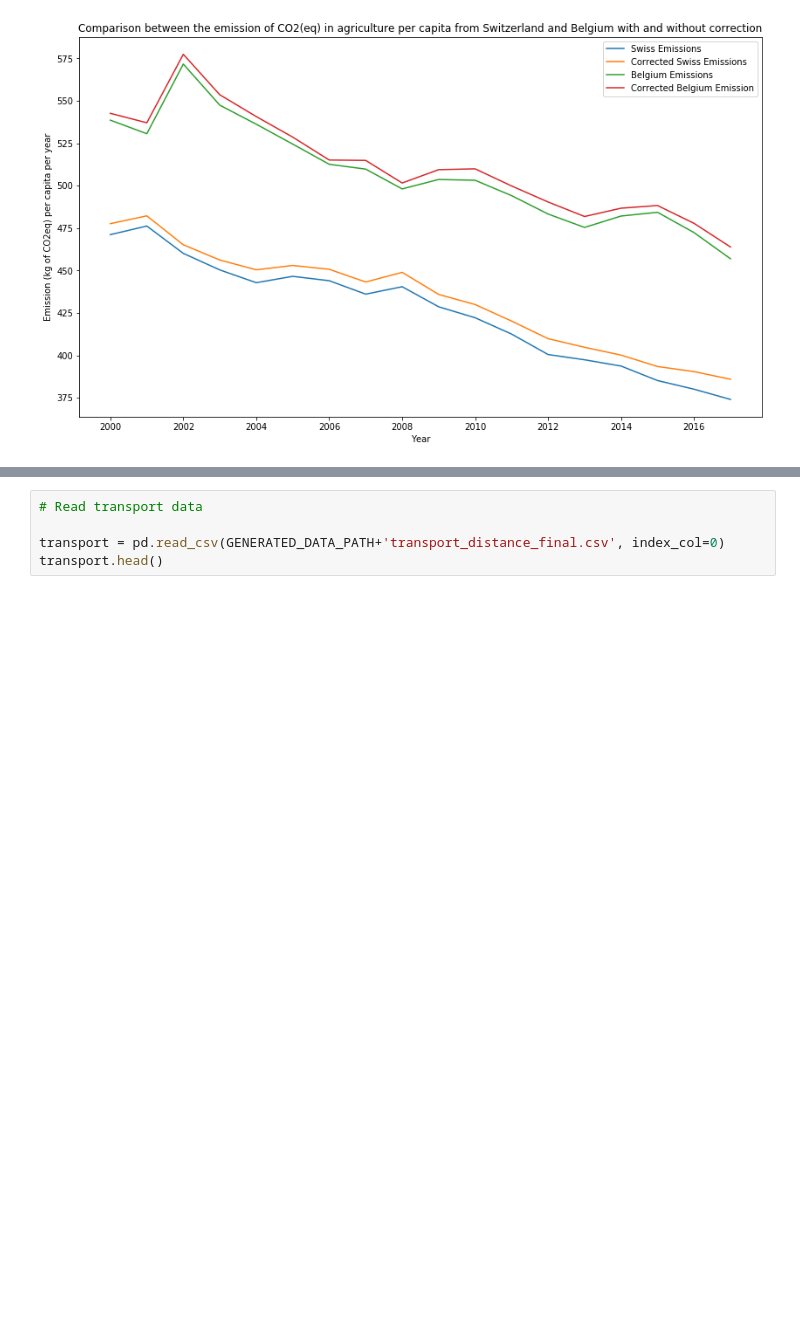
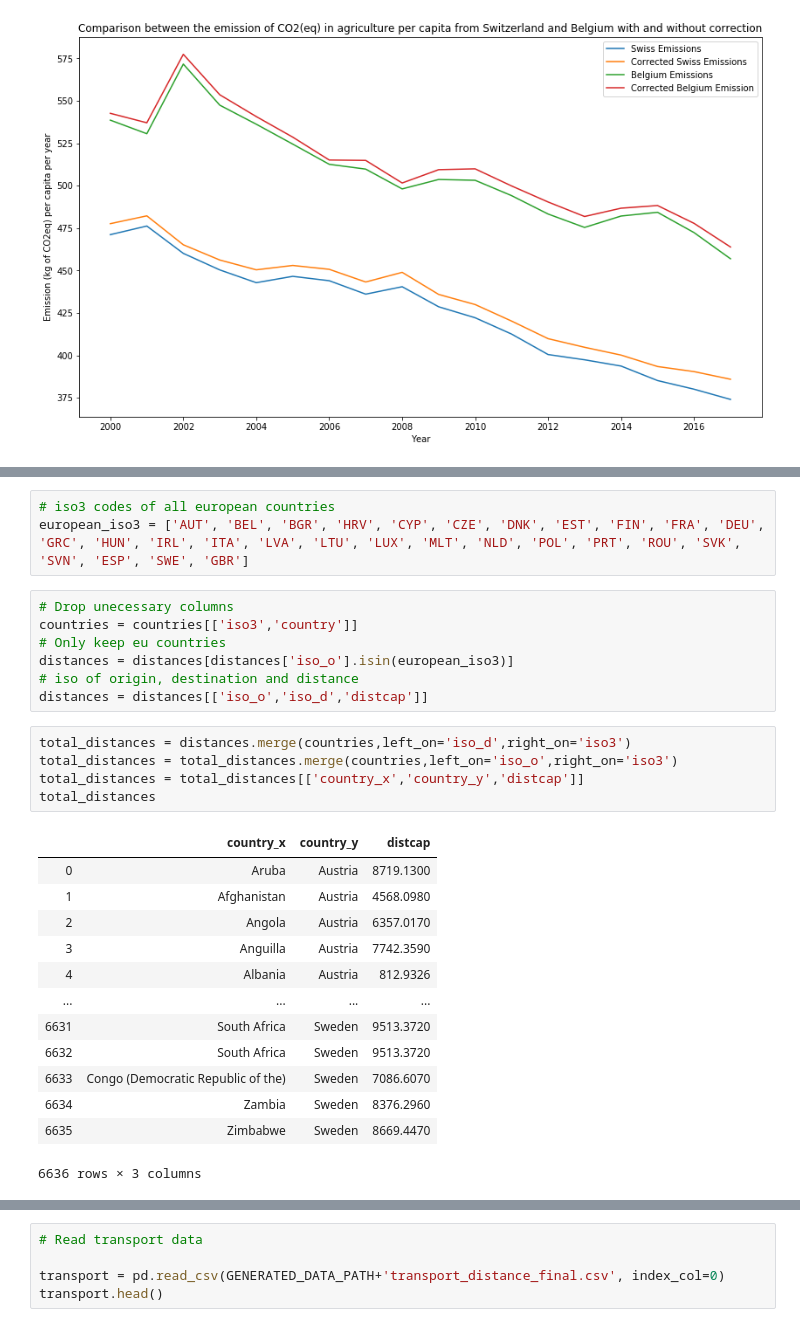
Before and after one commit to Lambo97/ADAProject, a Jupyter notebook: src/Final.ipynb, the cells around one changed output, grey strips where cells are left out. Saved outputs shown, nothing was run; the diff lists cells and outputs as text; blank space fills up the shorter version.

```diff
--- a/src/Final.ipynb
+++ b/src/Final.ipynb
@@ -1403,0 +1492,29 @@ For that purpose we use a dataset coming from the european institution. As Switz
+# %%
+# iso3 codes of all european countries
+european_iso3 = ['AUT', 'BEL', 'BGR', 'HRV', 'CYP', 'CZE', 'DNK', 'EST', 'FIN', 'FRA', 'DEU', 'GRC', 'HUN', 'IRL', 'ITA', 'LVA', 'LTU', 'LUX', 'MLT', 'NLD', 'POL', 'PRT', 'ROU', 'SVK', 'SVN', 'ESP', 'SWE', 'GBR']
+# %%
+# Drop unecessary columns
+countries = countries[['iso3','country']]
+# Only keep eu countries
+distances = distances[distances['iso_o'].isin(european_iso3)]
+# iso of origin, destination and distance
+distances = distances[['iso_o','iso_d','distcap']]
+# %%
+total_distances = distances.merge(countries,left_on='iso_d',right_on='iso3')
+total_distances = total_distances.merge(countries,left_on='iso_o',right_on='iso3')
+total_distances = total_distances[['country_x','country_y','distcap']]
+total_distances
+# %% [output]
+|  | country_x | country_y | distcap |
+| 0 | Aruba | Austria | 8719.1300 |
+| 1 | Afghanistan | Austria | 4568.0980 |
+| 2 | Angola | Austria | 6357.0170 |
+| 3 | Anguilla | Austria | 7742.3590 |
+| 4 | Albania | Austria | 812.9326 |
+| ... | ... | ... | ... |
+| 6631 | South Africa | Sweden | 9513.3720 |
+| 6632 | South Africa | Sweden | 9513.3720 |
+| 6633 | Congo (Democratic Republic of the) | Sweden | 7086.6070 |
+| 6634 | Zambia | Sweden | 8376.2960 |
+| 6635 | Zimbabwe | Sweden | 8669.4470 |
+6636 rows × 3 columns
```
Also changed, not shown: parts of 27 cells of this notebook.
